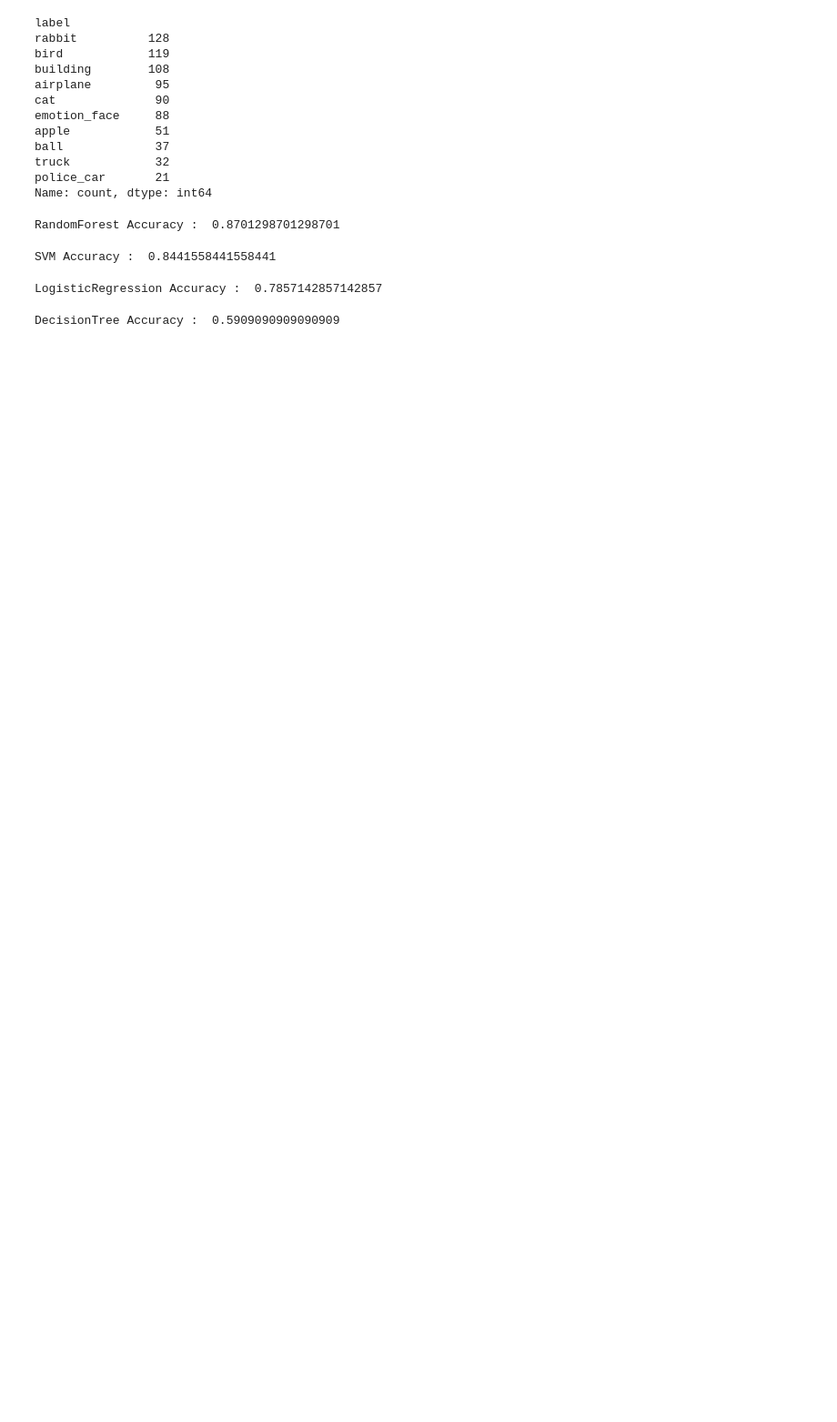
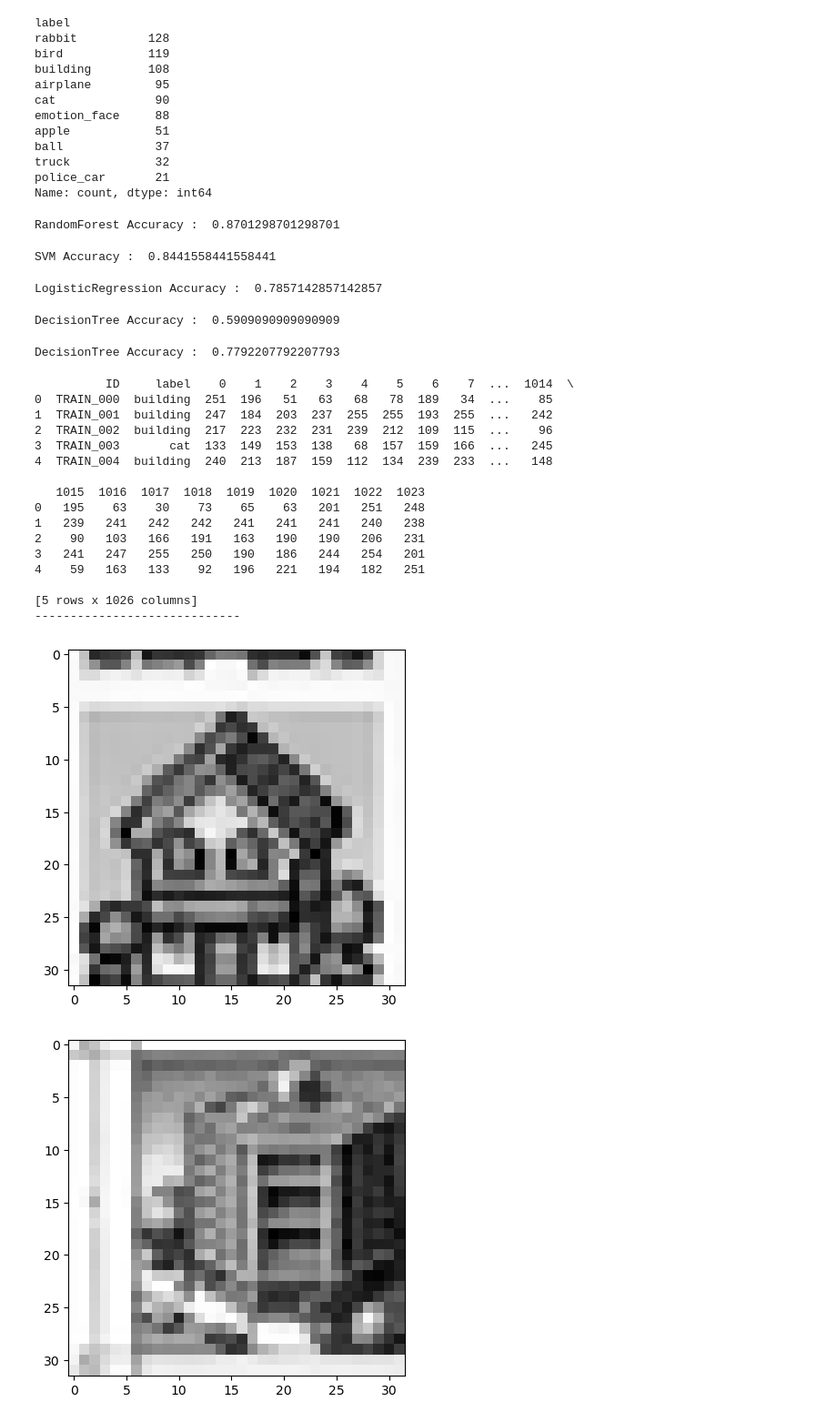
Before and after one commit to il-kwang/quiz, a Jupyter notebook: ML/dacone.ipynb, the cells around one changed output. Shown: that part at 91% size. Drawn from its saved outputs; the diff is of its cells as text; code cells hidden in the pictures; blank space fills up the shorter version.

```diff
--- a/ML/dacone.ipynb
+++ b/ML/dacone.ipynb
@@ -200,6 +203,14 @@ dt_accuracy = accuracy_score(y_test, dt_pred)
 print('DecisionTree Accuracy : ', dt_accuracy)
 # %% [output]
 DecisionTree Accuracy :  0.5909090909090909
+# %%
+df = GradientBoostingClassifier()
+df.fit(X_train, y_train)
+df_pred = df.predict(X_test)
+df_accuracy = accuracy_score(y_test, df_pred)
+print('DecisionTree Accuracy : ', df_accuracy)
+# %% [output]
+DecisionTree Accuracy :  0.7792207792207793
 # %%
 #test.csv 파일 가장 좋은 모델로 예측하기
 
@@ -212,0 +242,30 @@ submission.to_csv('submission.csv', index=False)
+# %%
+#이미지 픽셀 값 조절 후 다시 예측해보기기
+
+#train_data의 상위 5개 데이터 확인하고 이미지로 변환하기
+print(train_data.head())
+print('-----------------------------')
+
+for i in range(5):
+    img = train_data_img.iloc[i].values.reshape(32, 32)
+    plt.imshow(img, cmap='gray')
+    plt.show()
+# %% [output]
+          ID     label    0    1    2    3    4    5    6    7  ...  1014  \
+0  TRAIN_000  building  251  196   51   63   68   78  189   34  ...    85
+1  TRAIN_001  building  247  184  203  237  255  255  193  255  ...   242
+2  TRAIN_002  building  217  223  232  231  239  212  109  115  ...    96
+3  TRAIN_003       cat  133  149  153  138   68  157  159  166  ...   245
+4  TRAIN_004  building  240  213  187  159  112  134  239  233  ...   148
+
+   1015  1016  1017  1018  1019  1020  1021  1022  1023
+0   195    63    30    73    65    63   201   251   248
+1   239   241   242   242   241   241   241   240   238
+2    90   103   166   191   163   190   190   206   231
+3   241   247   255   250   190   186   244   254   201
+4    59   163   133    92   196   221   194   182   251
+
+[5 rows x 1026 columns]
+-----------------------------
+[figure, added]
+[figure, added]
```
Also changed, not shown: parts of 8 cells of this notebook, 2 other files.
